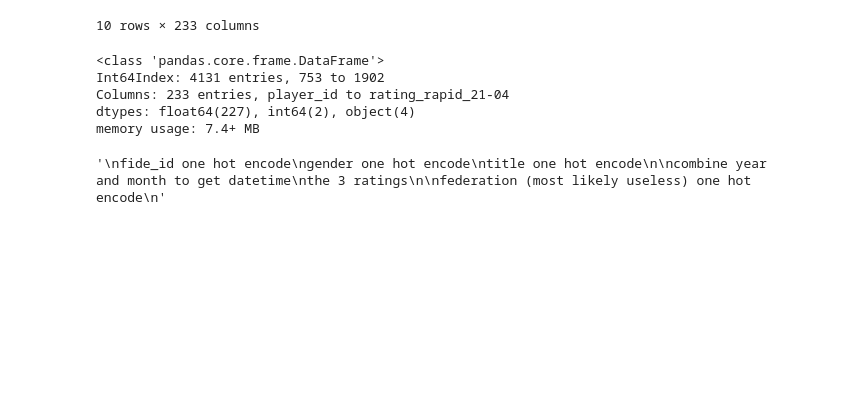
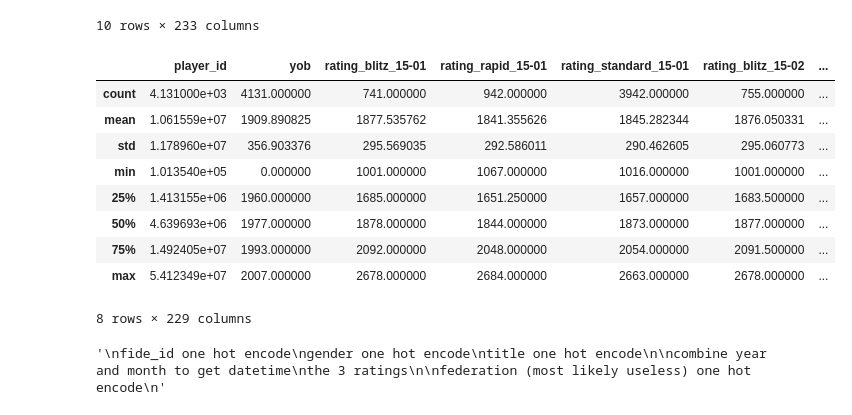
Before and after one commit to marchesem764/MLFinalProject, a Jupyter notebook: FIDE.ipynb, the cells around one changed output. Drawn from its saved outputs; the diff is of its cells as text; code cells hidden in the pictures; blank space fills up the shorter version.

```diff
--- a/FIDE.ipynb
+++ b/FIDE.ipynb
@@ -520,13 +520,18 @@ train_set_2.head(10)
 | 423 | 1223550 | Baciu, Radu-George | ROU | M | UNTITLED | 2001 | 1855.0 | 1869.0 | ... |
 10 rows × 233 columns
 # %%
-train_set_2.info()
+train_set_2.describe()
 # %% [output]
+|  | player_id | yob | rating_blitz_15-01 | rating_rapid_15-01 | rating_standard_15-01 | rating_blitz_15-02 | ... |
+| count | 4.131000e+03 | 4131.000000 | 741.000000 | 942.000000 | 3942.000000 | 755.000000 | ... |
+| mean | 1.061559e+07 | 1909.890825 | 1877.535762 | 1841.355626 | 1845.282344 | 1876.050331 | ... |
+| std | 1.178960e+07 | 356.903376 | 295.569035 | 292.586011 | 290.462605 | 295.060773 | ... |
+| min | 1.013540e+05 | 0.000000 | 1001.000000 | 1067.000000 | 1016.000000 | 1001.000000 | ... |
+| 25% | 1.413155e+06 | 1960.000000 | 1685.000000 | 1651.250000 | 1657.000000 | 1683.500000 | ... |
+| 50% | 4.639693e+06 | 1977.000000 | 1878.000000 | 1844.000000 | 1873.000000 | 1877.000000 | ... |
+| 75% | 1.492405e+07 | 1993.000000 | 2092.000000 | 2048.000000 | 2054.000000 | 2091.500000 | ... |
+| max | 5.412349e+07 | 2007.000000 | 2678.000000 | 2684.000000 | 2663.000000 | 2678.000000 | ... |
-<class 'pandas.core.frame.DataFrame'>
-Int64Index: 4131 entries, 753 to 1902
-Columns: 233 entries, player_id to rating_rapid_21-04
-dtypes: float64(227), int64(2), object(4)
-memory usage: 7.4+ MB
+8 rows × 229 columns
 # %%
 """
 fide_id one hot encode
```
Also changed, not shown: parts of 4 cells of this notebook.
